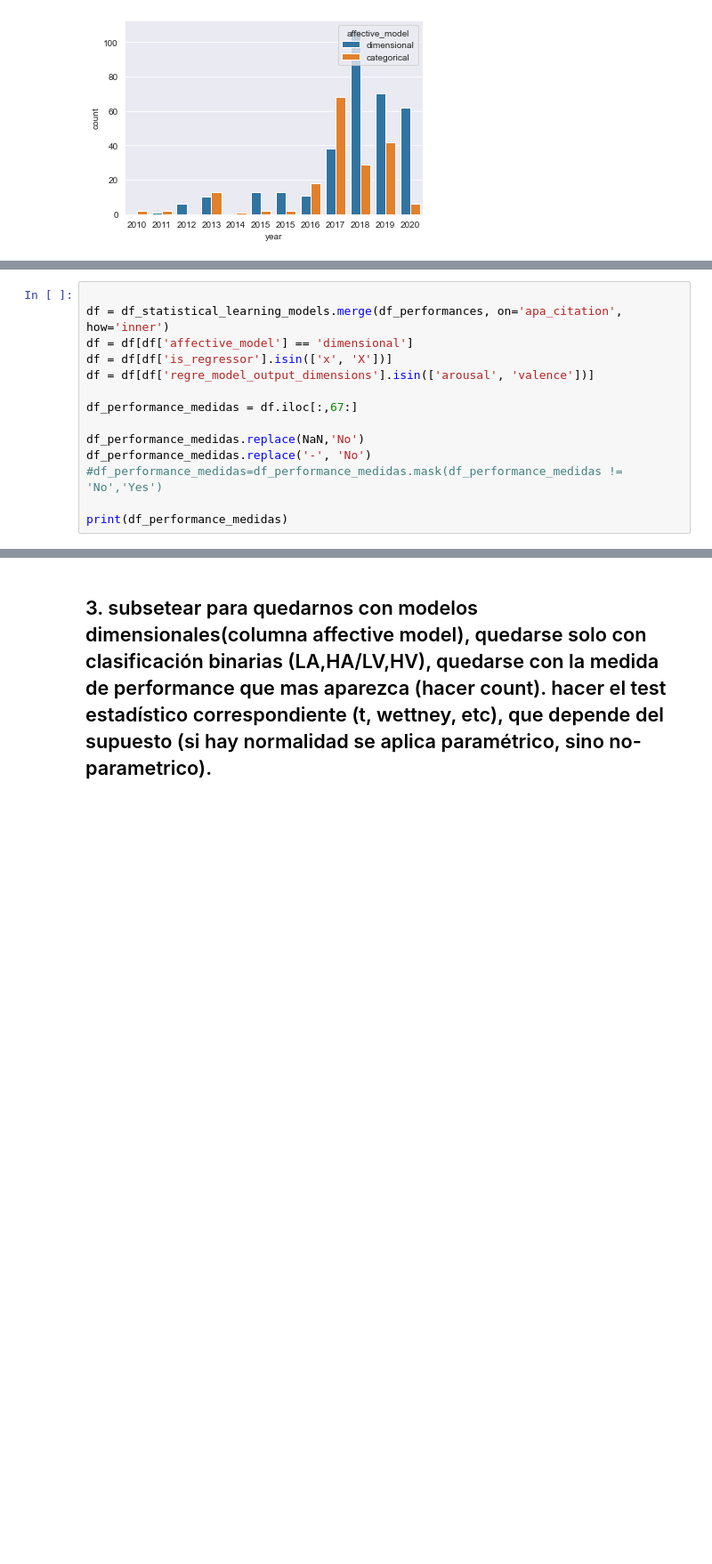
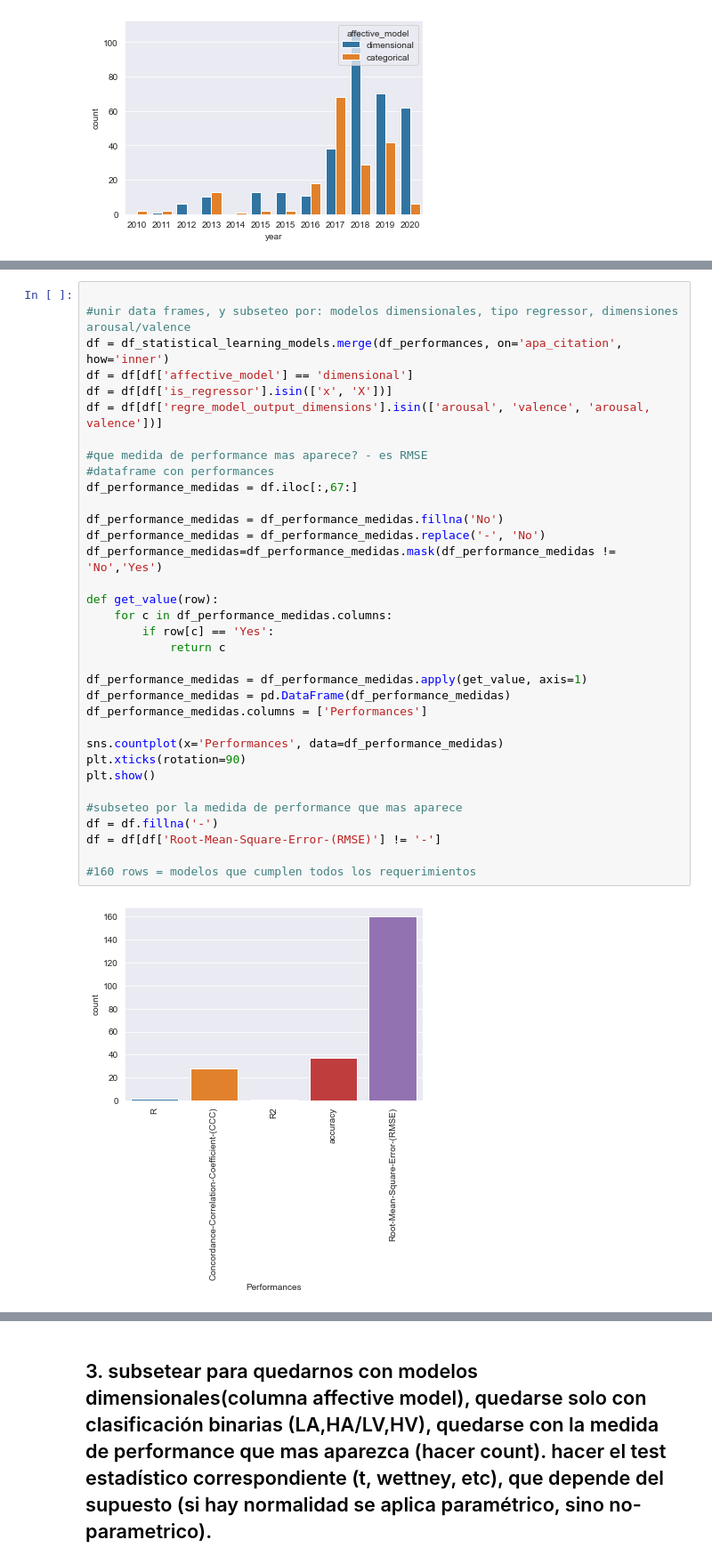
Before and after one commit to tomdamelio/Review_EDA_Emotion_Recognition, a Jupyter notebook: EMMA/notebooks/analisis_exploratorio.ipynb, the cells around one changed output, grey strips where cells are left out. Shown: that part at 89% size. Saved outputs shown, nothing was run; the diff lists cells and outputs as text; blank space fills up the shorter version.

```diff
--- a/EMMA/notebooks/analisis_exploratorio.ipynb
+++ b/EMMA/notebooks/analisis_exploratorio.ipynb
@@ -53,15 +38,36 @@ plt.show()
 # %%
 
+#unir data frames, y subseteo por: modelos dimensionales, tipo regressor, dimensiones arousal/valence
 df = df_statistical_learning_models.merge(df_performances, on='apa_citation', how='inner')
 df = df[df['affective_model'] == 'dimensional']
 df = df[df['is_regressor'].isin(['x', 'X'])]
-df = df[df['regre_model_output_dimensions'].isin(['arousal', 'valence'])]
+df = df[df['regre_model_output_dimensions'].isin(['arousal', 'valence', 'arousal, valence'])]
 
+#que medida de performance mas aparece? - es RMSE
+#dataframe con performances
 df_performance_medidas = df.iloc[:,67:]
 
-df_performance_medidas.replace(NaN,'No')
-df_performance_medidas.replace('-', 'No')
-#df_performance_medidas=df_performance_medidas.mask(df_performance_medidas != 'No','Yes')
+df_performance_medidas = df_performance_medidas.fillna('No')
+df_performance_medidas = df_performance_medidas.replace('-', 'No')
+df_performance_medidas=df_performance_medidas.mask(df_performance_medidas != 'No','Yes')
 
-print(df_performance_medidas)
+def get_value(row):
+    for c in df_performance_medidas.columns:
+        if row[c] == 'Yes':
+            return c
+
+df_performance_medidas = df_performance_medidas.apply(get_value, axis=1)
+df_performance_medidas = pd.DataFrame(df_performance_medidas)
+df_performance_medidas.columns = ['Performances']
+
+sns.countplot(x='Performances', data=df_performance_medidas)
+plt.xticks(rotation=90)
+plt.show()
+
+#subseteo por la medida de performance que mas aparece
+df = df.fillna('-')
+df = df[df['Root-Mean-Square-Error-(RMSE)'] != '-']
+
+#160 rows = modelos que cumplen todos los requerimientos
 # %% [output]
+[figure, added]
```
Also changed, not shown: parts of 3 cells of this notebook.
